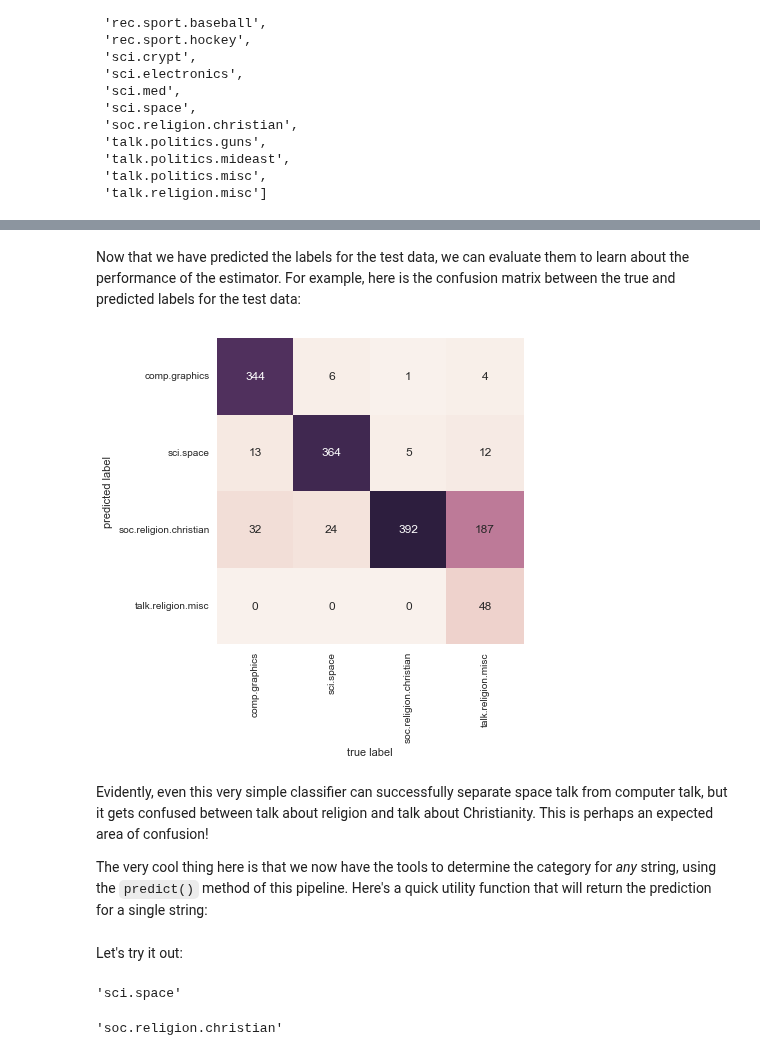
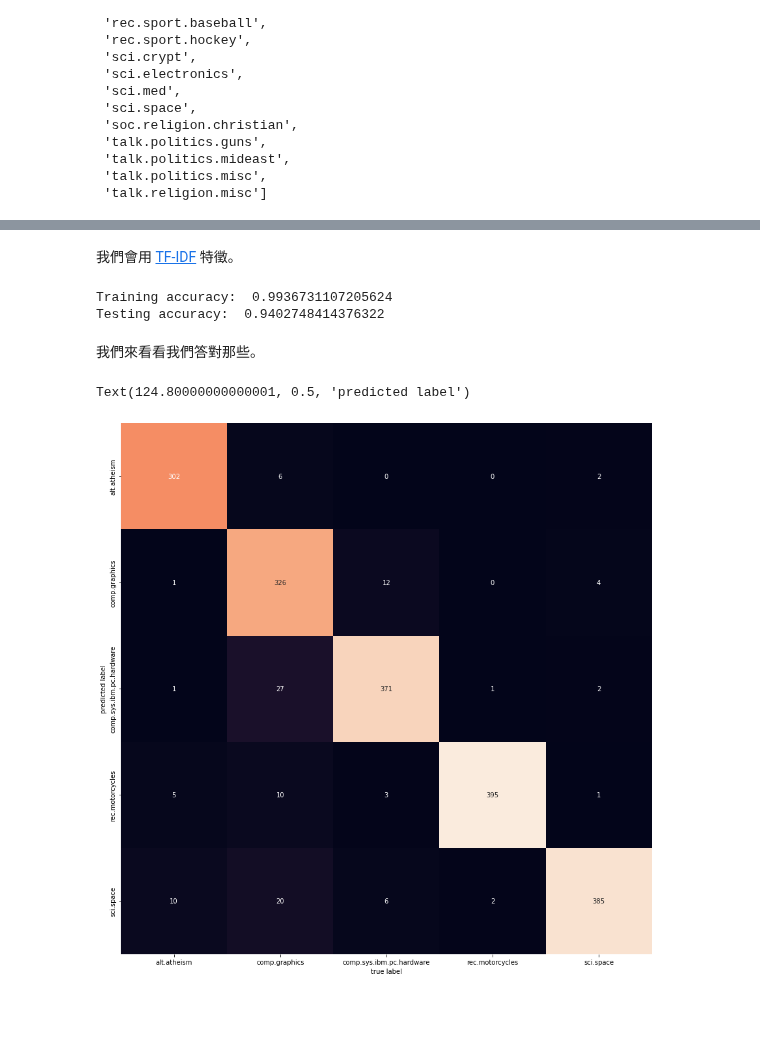
Before and after one commit to tobytoy/OpenResource, a Jupyter notebook: machine-learning(scikit-learn)/jupyter/基本模型(basic-model)/貝氏(bayes)/03_02 Naive_Bayes.ipynb, the cells around one changed output, grey strips where cells are left out. Drawn from its saved outputs; the diff is of its cells as text; code cells hidden in the pictures; blank space fills up the shorter version.

Commit message:
Naive Bayes

```diff
--- a/machine-learning(scikit-learn)/jupyter/基本模型(basic-model)/貝氏(bayes)/03_02 Naive_Bayes.ipynb
+++ b/machine-learning(scikit-learn)/jupyter/基本模型(basic-model)/貝氏(bayes)/03_02 Naive_Bayes.ipynb
@@ -344,5 +286,9 @@ For simplicity here, we will select just a few of these categories, and download
 # %%
-categories = ['talk.religion.misc', 'soc.religion.christian',
-              'sci.space', 'comp.graphics']
+categories = ['alt.atheism',
+                'comp.sys.ibm.pc.hardware',
+                'rec.motorcycles',
+                'sci.space',
+                'comp.graphics']
+
 train = fetch_20newsgroups(subset='train', categories=categories)
 test = fetch_20newsgroups(subset='test', categories=categories)
@@ -385,18 +315,42 @@ labels = model.predict(test.data)
-# %% [markdown]
-Now that we have predicted the labels for the test data, we can evaluate them to learn about the performance of the estimator.
-For example, here is the confusion matrix between the true and predicted labels for the test data:
+# %% [markdown]
+我們會用 [TF-IDF](https://zh.m.wikipedia.org/zh-tw/Tf-idf) 特徵。
+# %%
+from sklearn.feature_extraction.text import TfidfVectorizer
+from sklearn.naive_bayes import MultinomialNB
+from sklearn.pipeline import make_pipeline
+
+vectorizer = TfidfVectorizer()
+
+X_train = vectorizer.fit_transform(train.data)
+y_train = train.target
+
+X_test = vectorizer.transform(test.data)
+y_test = test.target
+
+classifier = MultinomialNB(alpha = 0.8)
+classifier.fit(X_train, y_train)
+
+print('Training accuracy: ', classifier.score(X_train, y_train))
+print('Testing accuracy: ', classifier.score(X_test, y_test))
+
+y_pred = classifier.predict(X_test)
+# %% [output]
+Training accuracy:  0.9936731107205624
+Testing accuracy:  0.9402748414376322
+# %% [markdown]
+我們來看看我們答對那些。
 # %%
 from sklearn.metrics import confusion_matrix
-mat = confusion_matrix(test.target, labels)
-sns.heatmap(mat.T, square=True, annot=True, fmt='d', cbar=False,
+import seaborn as sns
+import matplotlib.pyplot as plt
+%matplotlib inline
+plt.rcParams['figure.figsize'] = [15, 15]
+
+matrix = confusion_matrix(y_test, y_pred)
+sns.heatmap(matrix.T, square=True, annot=True, fmt='d', cbar=False,
             xticklabels=train.target_names, yticklabels=train.target_names)
 plt.xlabel('true label')
-plt.ylabel('predicted label');
+plt.ylabel('predicted label')
 # %% [output]
+Text(124.80000000000001, 0.5, 'predicted label')
-[figure, old version]
+[figure, new version]
-# %% [markdown]
-Evidently, even this very simple classifier can successfully separate space talk from computer talk, but it gets confused between talk about religion and talk about Christianity.
-This is perhaps an expected area of confusion!
-
-The very cool thing here is that we now have the tools to determine the category for *any* string, using the ``predict()`` method of this pipeline.
-Here's a quick utility function that will return the prediction for a single string:
@@ -407,10 +356,0 @@ def predict_category(s, train=train, model=model):
-# %% [markdown]
-Let's try it out:
-# %%
-predict_category('sending a payload to the ISS')
-# %% [output]
-'sci.space'
-# %%
-predict_category('discussing islam vs atheism')
-# %% [output]
-'soc.religion.christian'
```
Also changed, not shown: parts of 29 cells of this notebook, 3 other files.
